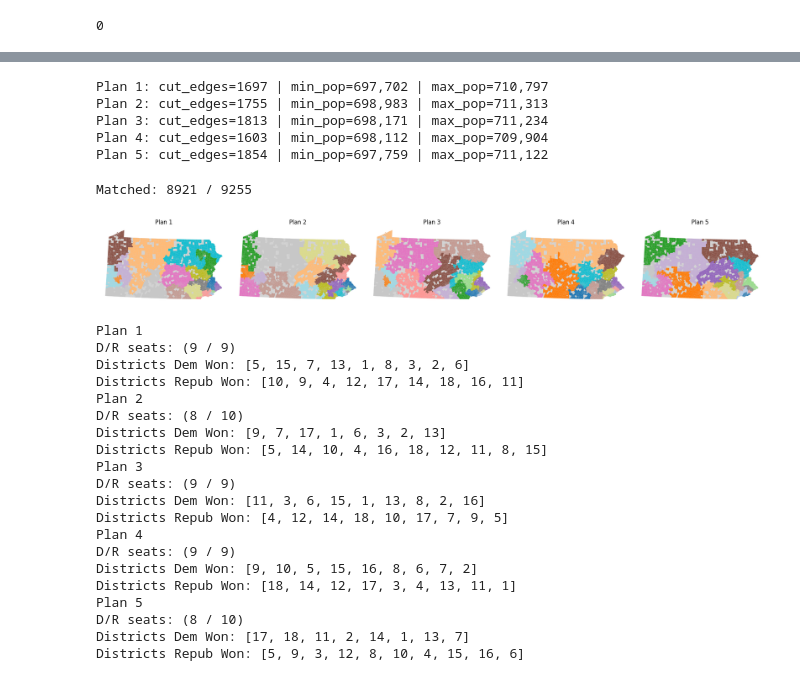
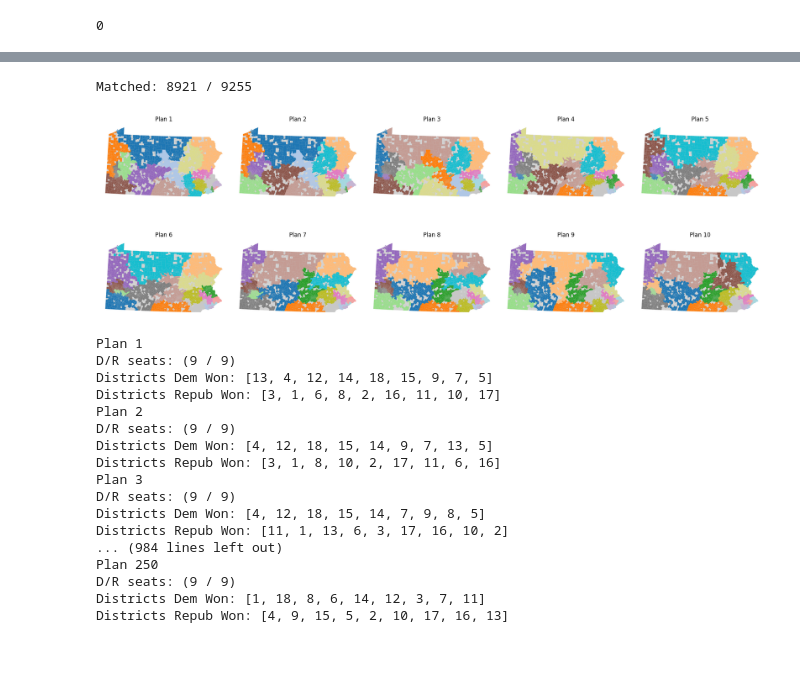
Before and after one commit to JJustinn0320/cse416_recom_alg, a Jupyter notebook: test_gerrychain.ipynb, the cells around one changed output, grey strips where cells are left out. Saved outputs shown, nothing was run; the diff lists cells and outputs as text; code cells hidden in the pictures; blank space fills up the shorter version.

```diff
--- a/test_gerrychain.ipynb
+++ b/test_gerrychain.ipynb
@@ -23,6 +23,7 @@ election = Election("PRES12", {"Dem" : "PRES12D", "Rep": "PRES12R"})
 # Set up updaters
 my_updater = {
     "population": updaters.Tally("TOT_POP", alias="population"),
+    "white_population": updaters.Tally("WHITE_POP", alias="white_population"),
     "cut_edges": updaters.cut_edges,
     "PRES12" : election
 }
@@ -55 +56,29 @@ proposal = partial(
+# %%
+def add_data_to_dataframe(plan_num, partition, dataframe):
+    election_results = partition["PRES12"]
+    districts = partition["population"].keys()
+
+    dem_seats = election_results.seats("Dem")
+    repub_seats = election_results.seats("Rep")
+
+    total_population_dict = partition["population"]
+    white_population_dict = partition["white_population"]
+
+    dem_districts = []
+    repub_districts = []
+    # iterate through each district
+    for district in districts:
+
+        if election_results.won("Dem", district):
+            dem_districts.append(district)
+        else:
+            repub_districts.append(district)
+
+
+    row = pd.DataFrame([{"Repub Seats": repub_seats, "Demo Seats": dem_seats,
+                                "Repub Districts": repub_districts, "Demo Districts": dem_districts,
+                                "Total Population by District": total_population_dict, "White Population by District": white_population_dict}],
+                       index = [f"Plan {plan_num}"])
+
+    return pd.concat([dataframe, row])
 # %%
@@ -81,14 +173,8 @@ Collected 5 district plans
 # %%
-for i, partition in enumerate(ensemble_list):
+for i, partition in enumerate(ensemble):
     pops = partition["population"].values()
     print(f"Plan {i+1}: cut_edges={len(partition['cut_edges'])} | "
           f"min_pop={min(pops):,} | max_pop={max(pops):,}")
-# %% [output]
-Plan 1: cut_edges=1697 | min_pop=697,702 | max_pop=710,797
-Plan 2: cut_edges=1755 | min_pop=698,983 | max_pop=711,313
-Plan 3: cut_edges=1813 | min_pop=698,171 | max_pop=711,234
-Plan 4: cut_edges=1603 | min_pop=698,112 | max_pop=709,904
-Plan 5: cut_edges=1854 | min_pop=697,759 | max_pop=711,122
 # %%
 import geopandas as gpd
 import matplotlib.pyplot as plt
@@ -112,38 +198,44 @@ gdf["match_key"] = list(zip(
 ))
 
 gdf["GEOID10_matched"] = gdf["match_key"].map(key_to_geoid)
 print(f"Matched: {gdf['GEOID10_matched'].notna().sum()} / {len(gdf)}")
 
-fig, axes = plt.subplots(1, 5, figsize=(20, 8))
+fig, axes = plt.subplots(2, 5, figsize=(20, 8))
 axes = axes.flatten()
 
-for i, partition in enumerate(ensemble_list):
+for i, partition in enumerate(ensemble):
+
+    if i >= 10:
+        break
+
     geoid_to_district = {id_to_geoid[node]: district
                          for node, district in partition.assignment.items()}
 
     gdf["district"] = gdf["GEOID10_matched"].map(geoid_to_district)
 
     state_outline = gdf.dissolve()
     state_outline.plot(ax=axes[i], color="lightgray", edgecolor="none")
 
     gdf[gdf["district"].notna()].plot(
         column="district",
         ax=axes[i],
         cmap="tab20",
         legend=False,
         edgecolor="none",
         linewidth=0
     )
     axes[i].set_title(f"Plan {i+1}")
     axes[i].axis("off")
 
+
+
 plt.tight_layout()
 plt.show()
 # %% [output]
 Matched: 8921 / 9255
-[figure, old version]
+[figure, new version]
 # %%
-for i, partition in enumerate(ensemble_list):
+for i, partition in enumerate(ensemble):
     print(f"Plan {i+1}")
     election_results = partition["PRES12"]
     districts = partition["population"].keys()
@@ -166,27 +258,24 @@ for i, partition in enumerate(ensemble_list):
         else:
             repub_districts.append(district)
 
-        # print(district, dem, rep)
+        #print(district, dem, rep)
     print(f"Districts Dem Won: {dem_districts}")
     print(f"Districts Repub Won: {repub_districts}")
 # %% [output]
 Plan 1
 D/R seats: (9 / 9)
-Districts Dem Won: [5, 15, 7, 13, 1, 8, 3, 2, 6]
-Districts Repub Won: [10, 9, 4, 12, 17, 14, 18, 16, 11]
+Districts Dem Won: [13, 4, 12, 14, 18, 15, 9, 7, 5]
+Districts Repub Won: [3, 1, 6, 8, 2, 16, 11, 10, 17]
 Plan 2
-D/R seats: (8 / 10)
-Districts Dem Won: [9, 7, 17, 1, 6, 3, 2, 13]
-Districts Repub Won: [5, 14, 10, 4, 16, 18, 12, 11, 8, 15]
+D/R seats: (9 / 9)
+Districts Dem Won: [4, 12, 18, 15, 14, 9, 7, 13, 5]
+Districts Repub Won: [3, 1, 8, 10, 2, 17, 11, 6, 16]
 Plan 3
 D/R seats: (9 / 9)
-Districts Dem Won: [11, 3, 6, 15, 1, 13, 8, 2, 16]
-Districts Repub Won: [4, 12, 14, 18, 10, 17, 7, 9, 5]
-Plan 4
+Districts Dem Won: [4, 12, 18, 15, 14, 7, 9, 8, 5]
+Districts Repub Won: [11, 1, 13, 6, 3, 17, 16, 10, 2]
+... (984 lines left out)
+Plan 250
 D/R seats: (9 / 9)
-Districts Dem Won: [9, 10, 5, 15, 16, 8, 6, 7, 2]
-Districts Repub Won: [18, 14, 12, 17, 3, 4, 13, 11, 1]
-Plan 5
-D/R seats: (8 / 10)
-Districts Dem Won: [17, 18, 11, 2, 14, 1, 13, 7]
-Districts Repub Won: [5, 9, 3, 12, 8, 10, 4, 15, 16, 6]
+Districts Dem Won: [1, 18, 8, 6, 14, 12, 3, 7, 11]
+Districts Repub Won: [4, 9, 15, 5, 2, 10, 17, 16, 13]
```
Also changed, not shown: parts of 5 cells of this notebook, 1 other file.
